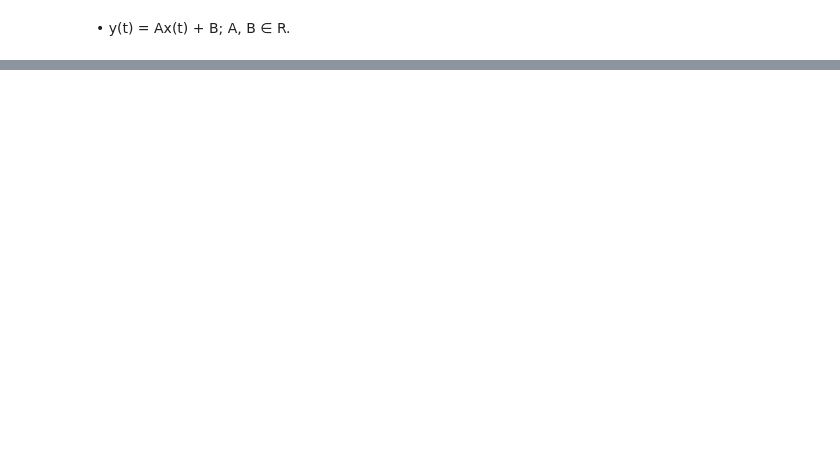
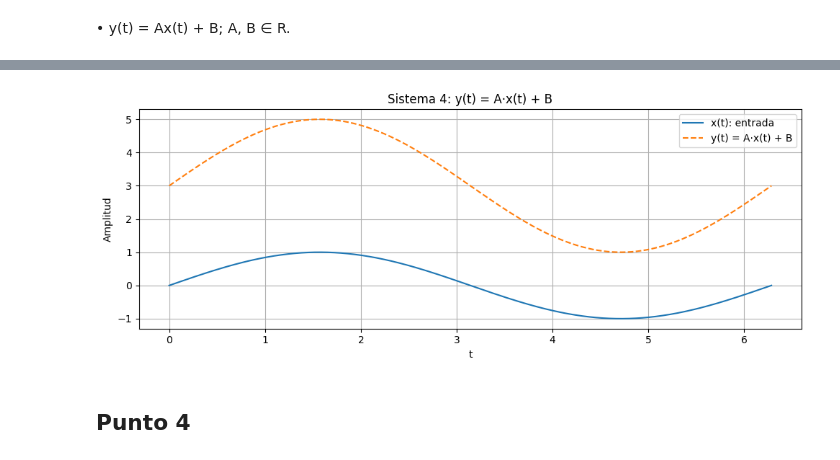
Before and after one commit to juramirezmon/Senales_y_sistemas, a Jupyter notebook: Taller_2_LaPlace.ipynb, the cells around one changed output, grey strips where cells are left out. Cells and saved outputs as stored; diff of their text form; code cells hidden in the pictures; blank space fills up the shorter version.

```diff
--- a/Taller_2_LaPlace.ipynb
+++ b/Taller_2_LaPlace.ipynb
@@ -30,0 +104,30 @@ mule los sistemas en Python):
+# %%
+# SISTEMA 4
+import numpy as np
+import matplotlib.pyplot as plt
+
+# Definimos parámetros del sistema
+A = 2
+B = 3
+
+# Señal de entrada x(t): por ejemplo, una onda senoidal
+t = np.linspace(0, 2*np.pi, 1000)
+x = np.sin(t)
+
+# Aplicamos el sistema: y(t) = A * x(t) + B
+y = A * x + B
+
+plt.figure(figsize=(10, 4))
+plt.plot(t, x, label='x(t): entrada')
+plt.plot(t, y, label='y(t) = A·x(t) + B', linestyle='--')
+plt.title("Sistema 4: y(t) = A·x(t) + B")
+plt.xlabel("t")
+plt.ylabel("Amplitud")
+plt.legend()
+plt.grid(True)
+plt.tight_layout()
+plt.show()
+# %% [output]
+[figure, added]
+# %% [markdown]
+## Punto 4
```
Also changed, not shown: parts of 17 cells of this notebook.
